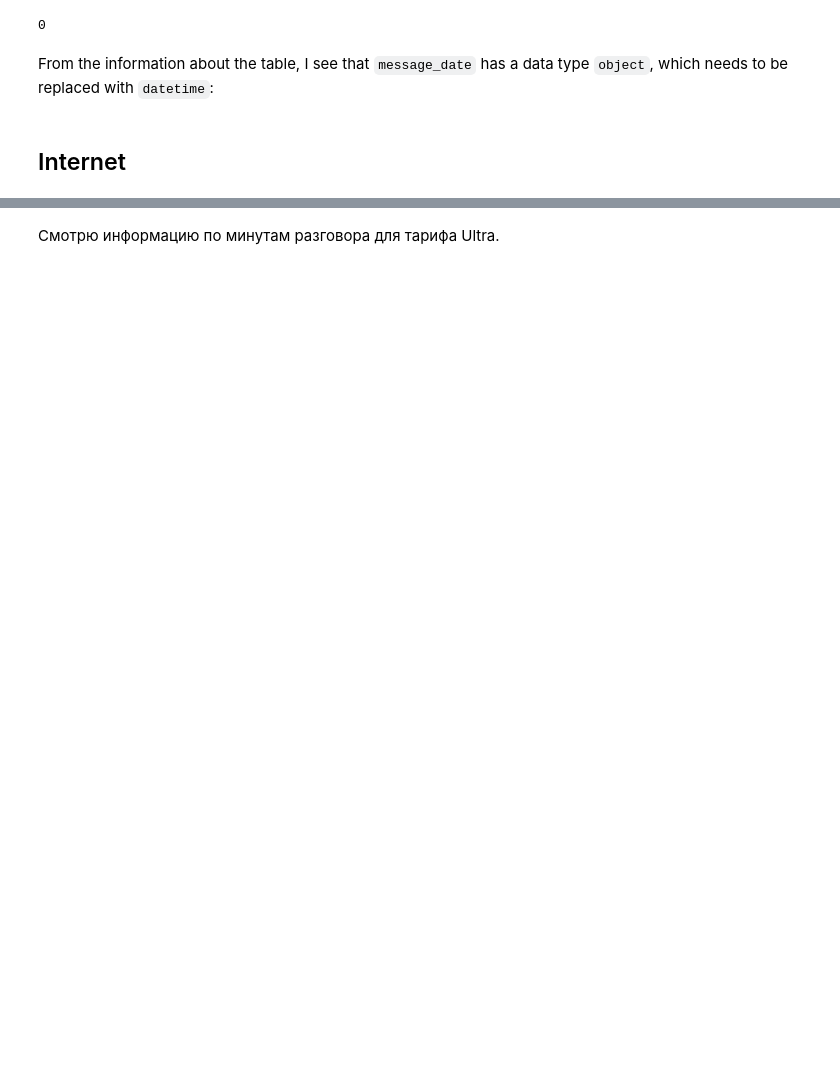
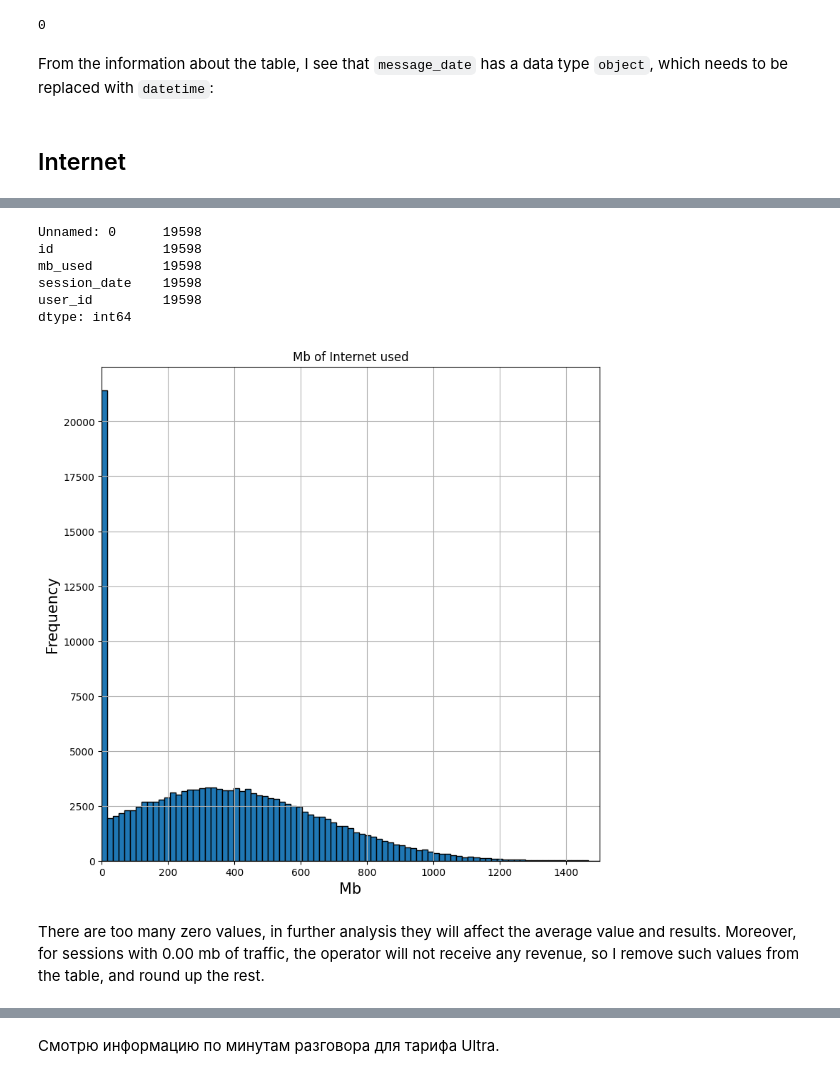
Before and after one commit to f4n9x/da_portfolio, a Jupyter notebook: mobile_plan_research.ipynb, the cells around one changed output, grey strips where cells are left out. Drawn from its saved outputs; the diff is of its cells as text; code cells hidden in the pictures; blank space fills up the shorter version.

```diff
--- a/mobile_plan_research.ipynb
+++ b/mobile_plan_research.ipynb
@@ -473,0 +401,22 @@ tariffs.head()
+# %%
+# overall number of sessions
+internet.query('mb_used == 0.0').count()
+# %% [output]
+Unnamed: 0      19598
+id              19598
+mb_used         19598
+session_date    19598
+user_id         19598
+dtype: int64
+# %%
+# checking the hist view
+internet['mb_used'].plot(kind='hist', ec='black', bins=100, figsize=(9, 9), grid=True)
+plt.xlabel('Mb', fontsize=15)
+plt.ylabel('Frequency', fontsize=15)
+plt.title('Mb of Internet used')
+plt.xlim([0, 1500])
+plt.show()
+# %% [output]
+[figure, added]
+# %% [markdown]
+There are too many zero values, in further analysis they will affect the average value and results. Moreover, for sessions with 0.00 mb of traffic, the operator will not receive any revenue, so I remove such values from the table, and round up the rest.
```
Also changed, not shown: parts of 259 cells of this notebook.
